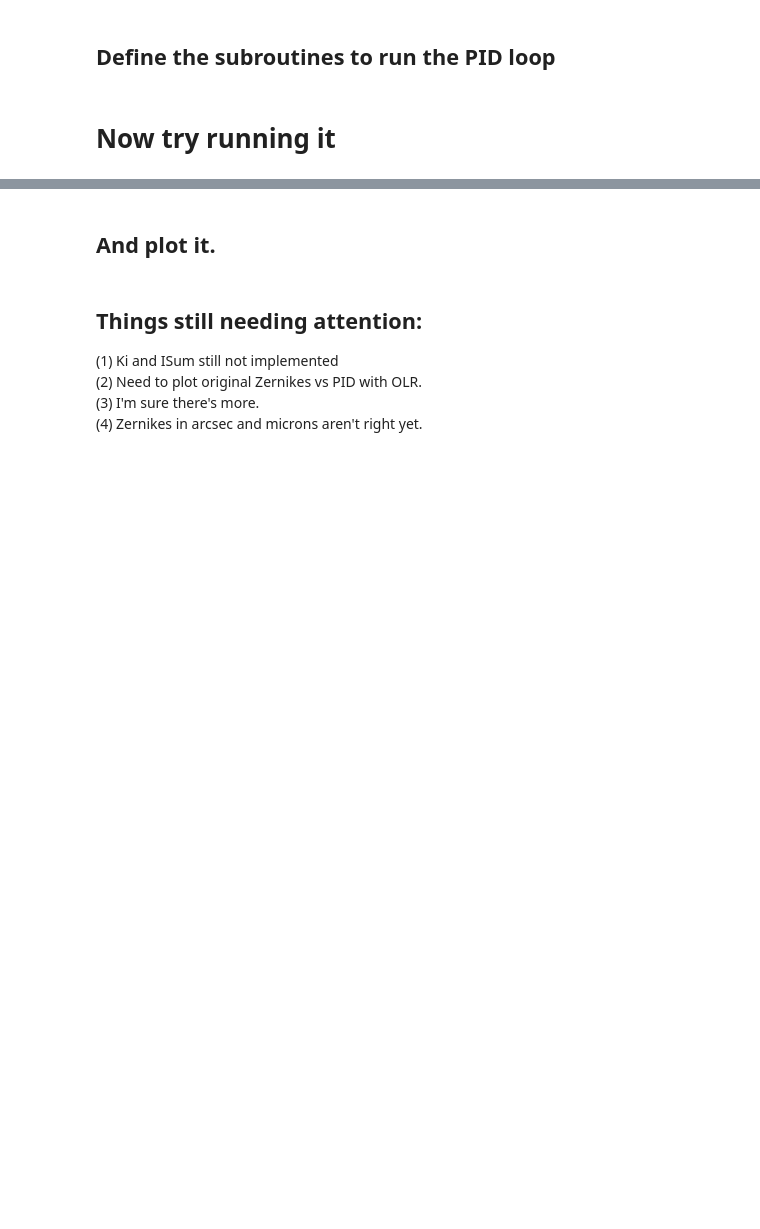
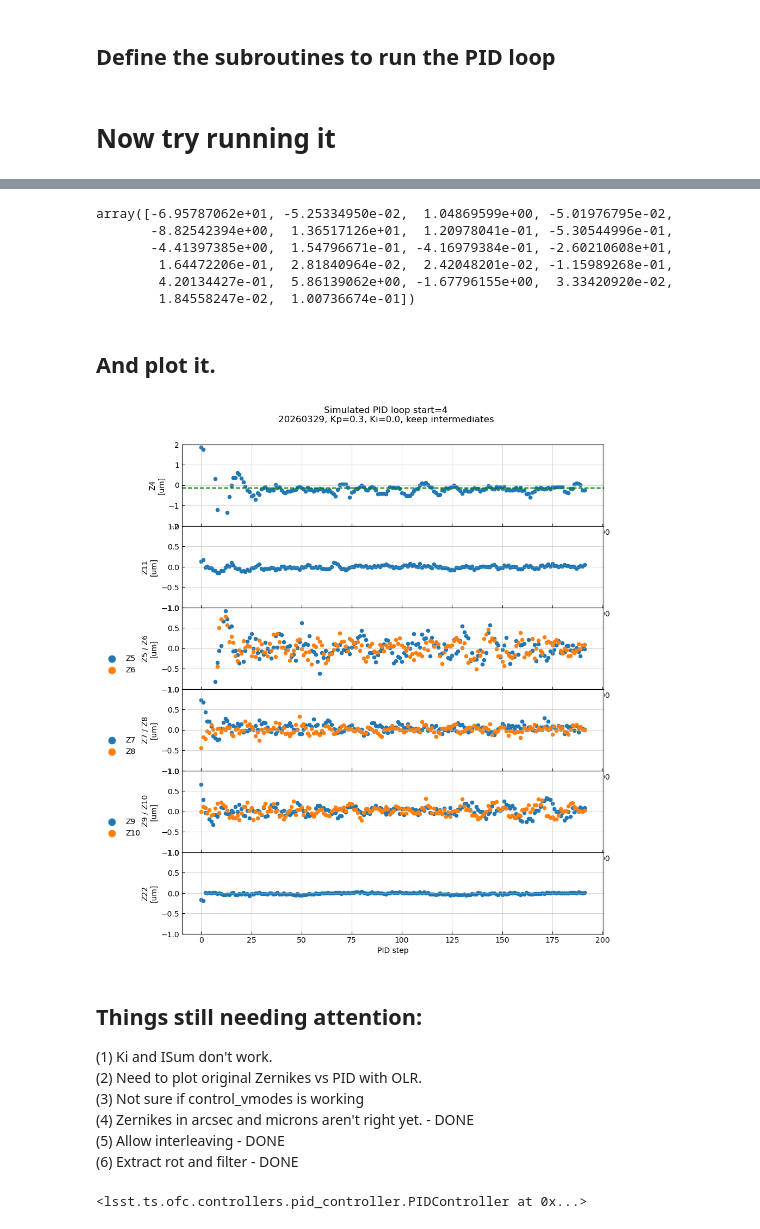
Before and after one commit to lsst-sitcom/ts_aos_analysis, a Jupyter notebook: notebooks/pid_simulations/Open_Loop_Reproduction_Based_PID_Simulator_16Apr26.ipynb, the cells around one changed output, grey strips where cells are left out. Drawn from its saved outputs; the diff is of its cells as text; code cells hidden in the pictures; blank space fills up the shorter version.

```diff
--- a/notebooks/pid_simulations/Open_Loop_Reproduction_Based_PID_Simulator_16Apr26.ipynb
+++ b/notebooks/pid_simulations/Open_Loop_Reproduction_Based_PID_Simulator_16Apr26.ipynb
@@ -289,17 +162,21 @@ def getTweak(ofc, zernikes, Kp, Ki, Kd, Isum, rotation_angle=0.0,
     ofc.controller.kp = Kp
     ofc.controller.ki = Ki
     ofc.controller.kd = Kd
-    #ofc.controller.integral = Isum
+    ofc.controller.integral = Isum
     ofc.controller.reset_history()
-    print(zernikes.shape)
     m2hex_1, camhex_1, m1m3_, m2_1 = ofc.calculate_corrections(zernikes, sensor_ids, filter_name,
                                                    rotation_angle, subtract_intrinsics=subtract_intrinsics,
                                                   control_vmodes=control_vmodes)
     tweak = ofc.lv_dof[indices]
     return tweak
 # %%
-def updateISum(Isum, tweak, mode='Clip'):
-    return Isum + tweak
+def updateISum(Isum, stored_tweak, max_integral, max_images, mode='Clip'):
+    if mode == "Clip":
+        Isum += stored_tweak
+        Isum = np.clip(Isum, -max_integral, max_integral)
+        return Isum
+    if mode == "N_images":
+        return Isum
 # %%
 def runPIDStep(ofc, olr_zernikes, Kp, Ki, Kd, Isum, trim, N, stored_tweak, sens_mat,
                N_correct=3, rotation_angle=0.0, filter_name='i', control_vmodes=False,
@@ -323,13 +213,19 @@ def runPIDStep(ofc, olr_zernikes, Kp, Ki, Kd, Isum, trim, N, stored_tweak, sens_
 # %%
-Kp = 0.3; Ki = 0.0; Kd = 0.0
-
 trim = np.zeros(22)
 Isum = np.zeros(22)
-stored_tweak = np.zeros(22)
+if discard_intermediates:
+    stored_tweak = np.zeros(22)
+else:
+    stored_tweak = deque(maxlen=N_correct)
+    for i in range(N_correct):
+        stored_tweak.append(np.zeros(22))
 new_zernikes = []
 for n, olr_zernikes in enumerate(z_opens):
-    print(n, seqs[n])
-    [sim_zernikes, stored_tweak, Isum, trim] = runPIDStep(ofc, olr_zernikes, Kp, Ki, Kd, Isum, trim, n, stored_tweak, sens_mat)
+    [sim_zernikes, stored_tweak, Isum, trim] = runPIDStep(ofc, olr_zernikes, Kp, Ki, Kd, Isum,
+              trim, n, stored_tweak, sens_mat, N_correct=N_correct, rotation_angle=rots[n], filter_name=filters[n],
+              control_vmodes=control_vmodes, subtract_intrinsics=False, discard_intermediates=discard_intermediates,
+              I_mode=I_mode, max_integral=max_integral, max_images=max_images)
     new_zernikes.append(sim_zernikes)
+    print(n, seqs[n], np.mean(sim_zernikes[:,0]))
 
 new_zernikes = np.array(new_zernikes)
@@ -336,3 +246,12 @@ new_zernikes = np.array(new_zernikes)
+# %%
+Isum
+# %% [output]
+array([-6.95787062e+01, -5.25334950e-02,  1.04869599e+00, -5.01976795e-02,
+       -8.82542394e+00,  1.36517126e+01,  1.20978041e-01, -5.30544996e-01,
+       -4.41397385e+00,  1.54796671e-01, -4.16979384e-01, -2.60210608e+01,
+        1.64472206e-01,  2.81840964e-02,  2.42048201e-02, -1.15989268e-01,
+        4.20134427e-01,  5.86139062e+00, -1.67796155e+00,  3.33420920e-02,
+        1.84558247e-02,  1.00736674e-01])
 # %% [markdown]
 ## And plot it.
 # %%
@@ -358,18 +277,16 @@ def plot_PID(loop_zernikes, sub_title):
             ymin =-1.0; ymax = 1.0
         for zk_idx, i in enumerate(zk_group):
             # This loop does the scatter plots
-            ymin_microns = ymin / getPsfGradPerZernike(jmax=26)[i]
-            ymax_microns = ymax / getPsfGradPerZernike(jmax=26)[i]
             if len(zk_group) == 1:
                 zk_label = ''
             if len(zk_group) == 2:
                 zk_label = zk_labels.split('/')[zk_idx].strip()
             vals = np.mean(loop_zernikes[:,:,i], axis=1)
             color = 'tab:blue' if zk_idx == 0 else 'tab:orange' if zk_idx == 1 else None
-            clip_vals = np.clip(vals, ymin, ymax)
-            ax.scatter(xaxis, clip_vals, s=20, color=color, label=zk_label)
-        ax.set_ylabel(f"{zk_group_labels[id_group]}\n[arcsec]")
+            ax.scatter(xaxis, vals, s=20, color=color, label=zk_label)
+        ax.set_ylabel(f"{zk_group_labels[id_group]}\n[um]")
         if zk_group_labels[id_group] == 'Z4':
+            ymin=-2; ymax=2
             # This line is showing the recently added focus offset
             ax.axhline(-0.15, ls='--', color='green')
         ax.grid(True, alpha=0.5)
@@ -377,12 +294,9 @@ def plot_PID(loop_zernikes, sub_title):
         ax.xaxis.set_major_locator(MaxNLocator(integer=True))
         ax.set_ylim(ymin, ymax)
         ax.set_xlabel("PID step")
-        ax2 = ax.twinx()
-        ax2.set_ylim(ymin_microns, ymax_microns)
-        ax2.set_ylabel("WF deviation\n[um]")
         leg1 = ax.legend(bbox_to_anchor=(-0.20, 0.5), loc='upper left',
                          ncol=1, markerscale=2, frameon=False)
-    my_suptitle = fig.suptitle(f"Simulated PID loop start={seq_start}\nKp={Kp}, Ki={Ki}, Kd={Kd}, {sub_title}", y=1.02)
+    my_suptitle = fig.suptitle(f"Simulated PID loop start={seq_start}\n{sub_title}", y=1.02)
 
-    fig.savefig(f"/home/c/cslage/u/MTAOS/times_square_reports/PID_Simulator_{sub_title}_{day_obs}.png",
+    fig.savefig(f"/home/c/cslage/u/MTAOS/times_square_reports/PID_Simulator_3_{day_obs}.png",
                 bbox_inches='tight', pad_inches=1.2, bbox_extra_artists=[my_suptitle])
@@ -391,6 +303,16 @@ plot_PID(new_zernikes, "OLR_Test1")
+# %%
+plot_PID(new_zernikes, f"{day_obs}, Kp=0.3, Ki=0.0, keep intermediates")
+# %% [output]
+[figure, added]
 # %% [markdown]
 ## Things still needing attention:
-(1) Ki and ISum still not implemented \
+(1) Ki and ISum don't work. \
 (2) Need to plot original Zernikes vs PID with OLR. \
-(3) I'm sure there's more. \
-(4) Zernikes in arcsec and microns aren't right yet.
+(3) Not sure if control_vmodes is working \
+(4) Zernikes in arcsec and microns aren't right yet. - DONE\
+(5) Allow interleaving - DONE \
+(6) Extract rot and filter - DONE
+# %%
+ofc.controller.
+# %% [output]
+<lsst.ts.ofc.controllers.pid_controller.PIDController at 0x...>
```
Also changed, not shown: parts of 12 cells of this notebook.
